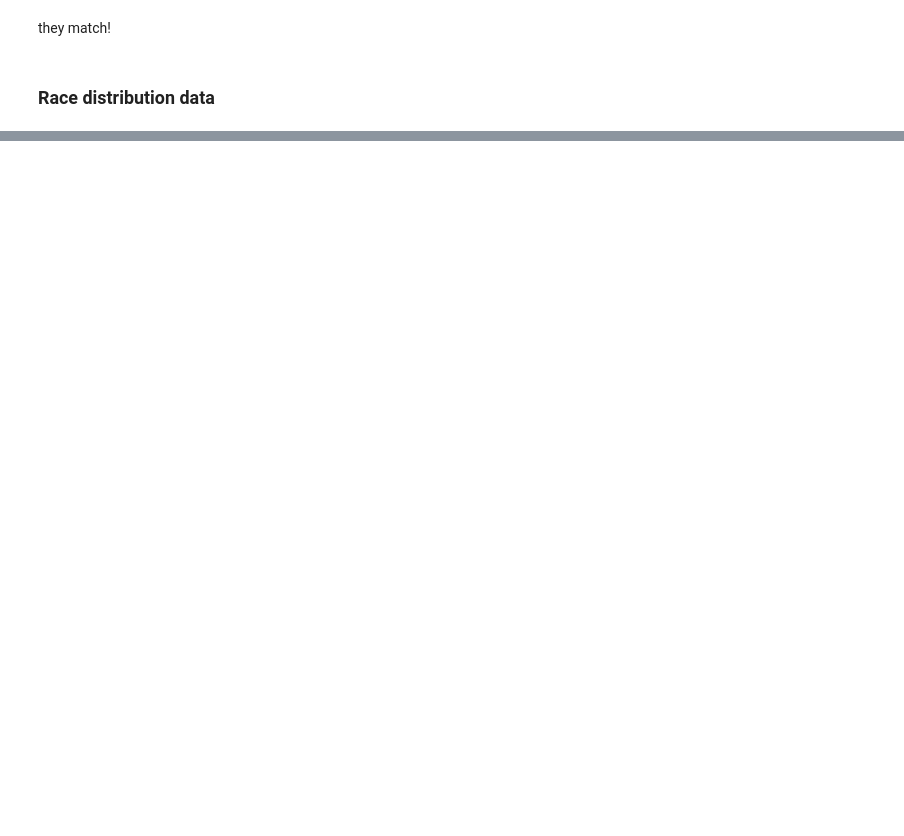
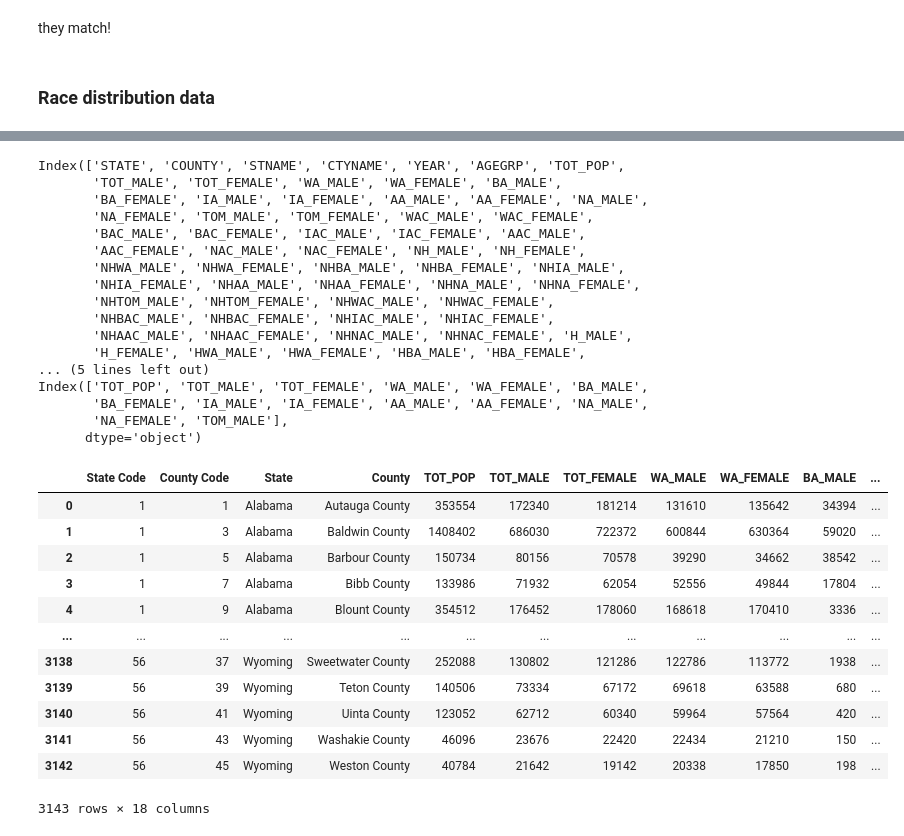
Before and after one commit to kate-kenny/final-project, a Jupyter notebook: Data Cleaning.ipynb, the cells around one changed output, grey strips where cells are left out. Cells and saved outputs as stored; diff of their text form; code cells hidden in the pictures; blank space fills up the shorter version.

```diff
--- a/Data Cleaning.ipynb
+++ b/Data Cleaning.ipynb
@@ -145,0 +154,41 @@ EPA_grouped.to_csv("EPA_income.csv",index = False)
+# %%
+print(race_data.columns)
+race_columns = race_data.columns
+race_col_togroup = race_columns[6:20]
+race_data=race_data.rename(columns={"STATE": "State Code","COUNTY":"County Code","STNAME":"State","CTYNAME":"County"})
+race_data.head()
+print(race_col_togroup)
+
+race_grouped = race_data.groupby(["State Code","County Code","State","County"])[race_col_togroup].sum().reset_index()
+race_grouped
+# %% [output]
+Index(['STATE', 'COUNTY', 'STNAME', 'CTYNAME', 'YEAR', 'AGEGRP', 'TOT_POP',
+       'TOT_MALE', 'TOT_FEMALE', 'WA_MALE', 'WA_FEMALE', 'BA_MALE',
+       'BA_FEMALE', 'IA_MALE', 'IA_FEMALE', 'AA_MALE', 'AA_FEMALE', 'NA_MALE',
+       'NA_FEMALE', 'TOM_MALE', 'TOM_FEMALE', 'WAC_MALE', 'WAC_FEMALE',
+       'BAC_MALE', 'BAC_FEMALE', 'IAC_MALE', 'IAC_FEMALE', 'AAC_MALE',
+       'AAC_FEMALE', 'NAC_MALE', 'NAC_FEMALE', 'NH_MALE', 'NH_FEMALE',
+       'NHWA_MALE', 'NHWA_FEMALE', 'NHBA_MALE', 'NHBA_FEMALE', 'NHIA_MALE',
+       'NHIA_FEMALE', 'NHAA_MALE', 'NHAA_FEMALE', 'NHNA_MALE', 'NHNA_FEMALE',
+       'NHTOM_MALE', 'NHTOM_FEMALE', 'NHWAC_MALE', 'NHWAC_FEMALE',
+       'NHBAC_MALE', 'NHBAC_FEMALE', 'NHIAC_MALE', 'NHIAC_FEMALE',
+       'NHAAC_MALE', 'NHAAC_FEMALE', 'NHNAC_MALE', 'NHNAC_FEMALE', 'H_MALE',
+       'H_FEMALE', 'HWA_MALE', 'HWA_FEMALE', 'HBA_MALE', 'HBA_FEMALE',
+... (5 lines left out)
+Index(['TOT_POP', 'TOT_MALE', 'TOT_FEMALE', 'WA_MALE', 'WA_FEMALE', 'BA_MALE',
+       'BA_FEMALE', 'IA_MALE', 'IA_FEMALE', 'AA_MALE', 'AA_FEMALE', 'NA_MALE',
+       'NA_FEMALE', 'TOM_MALE'],
+      dtype='object')
+|  | State Code | County Code | State | County | TOT_POP | TOT_MALE | TOT_FEMALE | WA_MALE | WA_FEMALE | BA_MALE | ... |
+| 0 | 1 | 1 | Alabama | Autauga County | 353554 | 172340 | 181214 | 131610 | 135642 | 34394 | ... |
+| 1 | 1 | 3 | Alabama | Baldwin County | 1408402 | 686030 | 722372 | 600844 | 630364 | 59020 | ... |
+| 2 | 1 | 5 | Alabama | Barbour County | 150734 | 80156 | 70578 | 39290 | 34662 | 38542 | ... |
+| 3 | 1 | 7 | Alabama | Bibb County | 133986 | 71932 | 62054 | 52556 | 49844 | 17804 | ... |
+| 4 | 1 | 9 | Alabama | Blount County | 354512 | 176452 | 178060 | 168618 | 170410 | 3336 | ... |
+| ... | ... | ... | ... | ... | ... | ... | ... | ... | ... | ... | ... |
+| 3138 | 56 | 37 | Wyoming | Sweetwater County | 252088 | 130802 | 121286 | 122786 | 113772 | 1938 | ... |
+| 3139 | 56 | 39 | Wyoming | Teton County | 140506 | 73334 | 67172 | 69618 | 63588 | 680 | ... |
+| 3140 | 56 | 41 | Wyoming | Uinta County | 123052 | 62712 | 60340 | 59964 | 57564 | 420 | ... |
+| 3141 | 56 | 43 | Wyoming | Washakie County | 46096 | 23676 | 22420 | 22434 | 21210 | 150 | ... |
+| 3142 | 56 | 45 | Wyoming | Weston County | 40784 | 21642 | 19142 | 20338 | 17850 | 198 | ... |
+3143 rows × 18 columns
```
Also changed, not shown: parts of 20 cells of this notebook, 4 other files.
